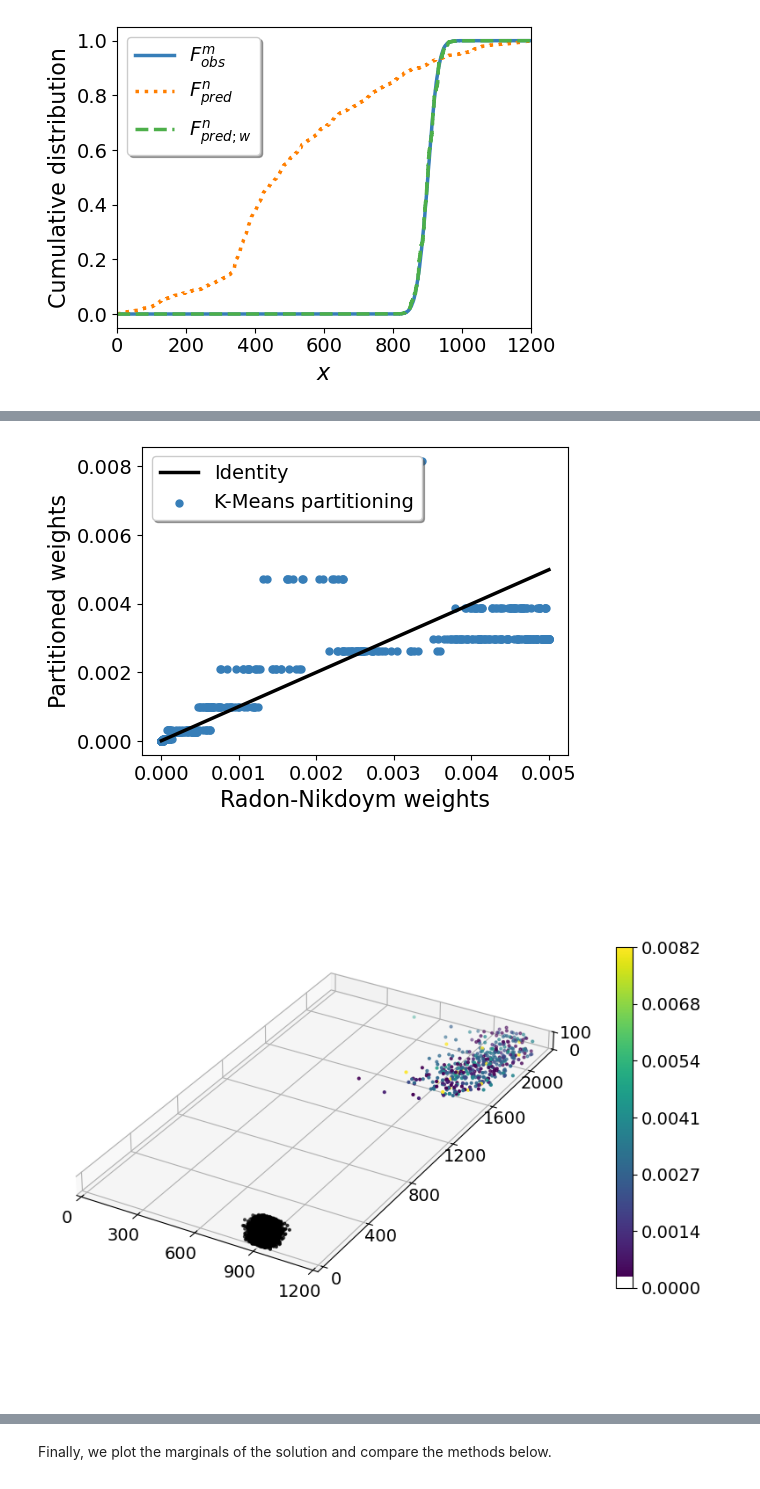
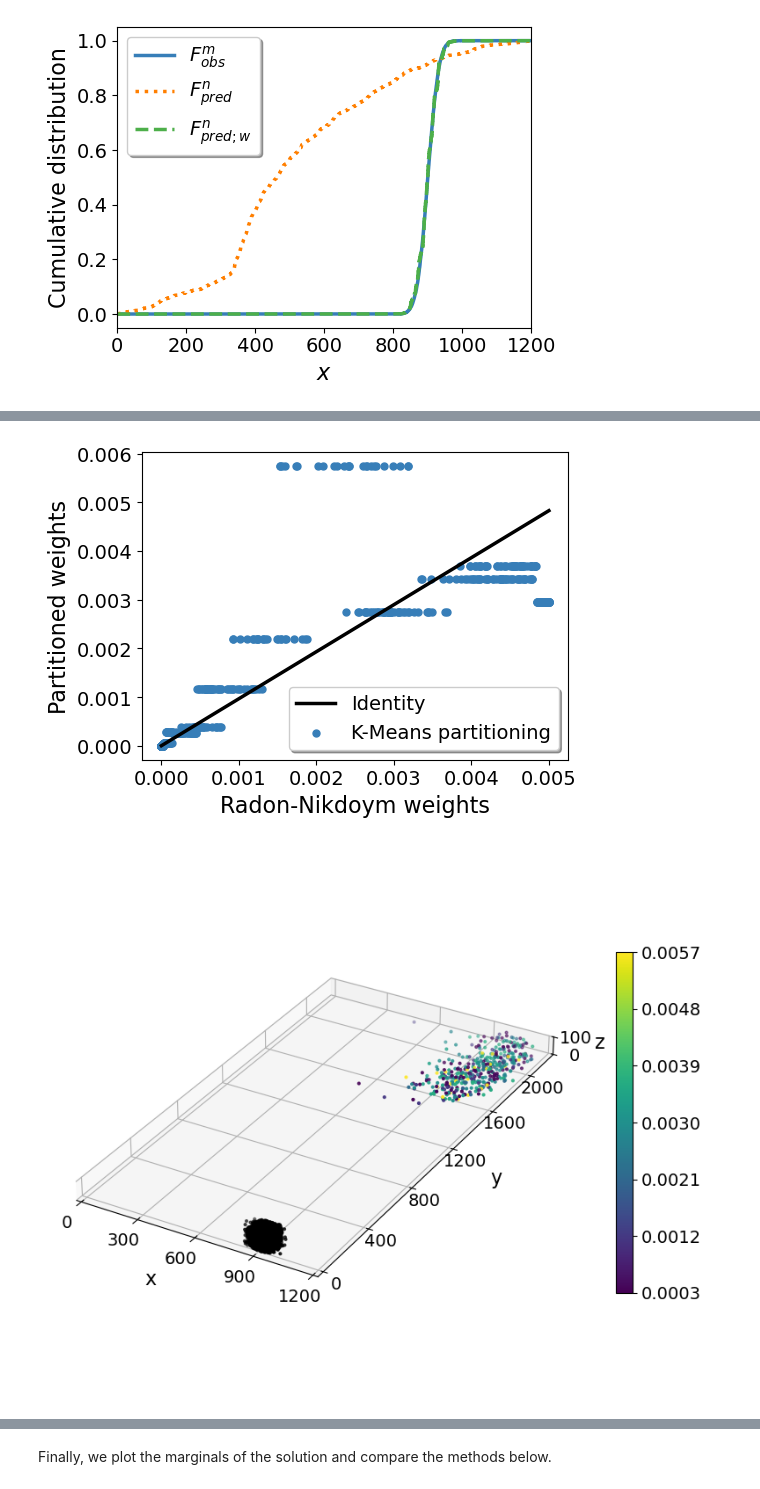
Before and after one commit to kirana-bergstrom/DCI-distributions, a Jupyter notebook: examples/fluid-flow.ipynb, the cells around one changed output, grey strips where cells are left out. Drawn from its saved outputs; the diff is of its cells as text; code cells hidden in the pictures.

```diff
--- a/examples/fluid-flow.ipynb
+++ b/examples/fluid-flow.ipynb
@@ -137,7 +137,7 @@ plt.savefig(f'{plot_directory}/fluid_flow_samples.png', bbox_inches='tight');
 # %% [markdown]
 Next, we compute the solution and visualize the results using the binning (with K-means) method.
 # %%
-n_clusters = 120
+n_clusters = 100
 w, labels, centers, w_cluster = binning.computePartitionedWeights_kMeans_IID(init_samples,
                                                                              pred_samples,
                                                                              sample_set_2=obs_samples,
@@ -210,38 +210,41 @@ plt.xticks(ticks=np.linspace(np.min(rn_w), np.max(rn_w), 6),
            labels=["{:.3f}".format(x) for x in np.linspace(np.min(w), np.max(rn_w), 6)]);
 plt.legend(shadow=True);
 # %% [output]
-[figure, old version]
+[figure, new version]
 # %%
 fig = plt.figure(figsize=(10,8));
 ax = fig.add_subplot(projection='3d');
 
 tolerance = 0.0001
 
 p = ax.scatter(init_samples[w > tolerance,0], init_samples[w > tolerance,1], init_samples[w>tolerance,2],
                c=w[w > tolerance], label='Start positions', s=4);
 ax.scatter(obs_samples, np.random.uniform(0, 100, (n_obs_samples,1)),
            np.random.uniform(0, 100, (n_obs_samples,1)),
            color='k', label='Finish positions', s=4);
 
 ax.set_ylim(0, 2200);
 ax.set_xlim(0, 1200);
 ax.set_zlim(0, 100);
 ax.set_xticks([0,300,600,900,1200]);
 ax.set_xticklabels([0,300,600,900,1200]);
 ax.set_yticks([0,400,800,1200,1600,2000]);
 ax.set_yticklabels([0,400,800,1200,1600,2000]);
 ax.set_zticks([0,100]);
 ax.set_zticklabels([0,100]);
+ax.set_xlabel('x', labelpad=15)
+ax.set_ylabel('y', labelpad=30, va='top')
+ax.set_zlabel('\nz', va='top', labelpad=4)
 
 cbar = fig.colorbar(p, ax=ax, fraction=0.025, pad=0.04);
-cbar.set_ticks(np.linspace(np.min(w), np.max(w), 7));
-cbar.ax.set_yticklabels(["{:.4f}".format(x) for x in np.linspace(np.min(w), np.max(w), 7)]);
+cbar.set_ticks(np.linspace(np.min(w[w > tolerance]), np.max(w[w > tolerance]), 7));
+cbar.ax.set_yticklabels(["{:.4f}".format(x) for x in np.linspace(np.min(w[w > tolerance]), np.max(w[w > tolerance]), 7)]);
 
 ax.set_box_aspect([1.0, 1.83, 0.08]);
 
 plt.savefig(f'{plot_directory}/fluid_flow_kmeans_res.png', bbox_inches='tight');
 # %% [output]
-[figure, old version]
+[figure, new version]
 # %%
 update_inds = rejection_sampling(rn_w)
 
```
Also changed, not shown: parts of 7 cells of this notebook, 1 other file.
